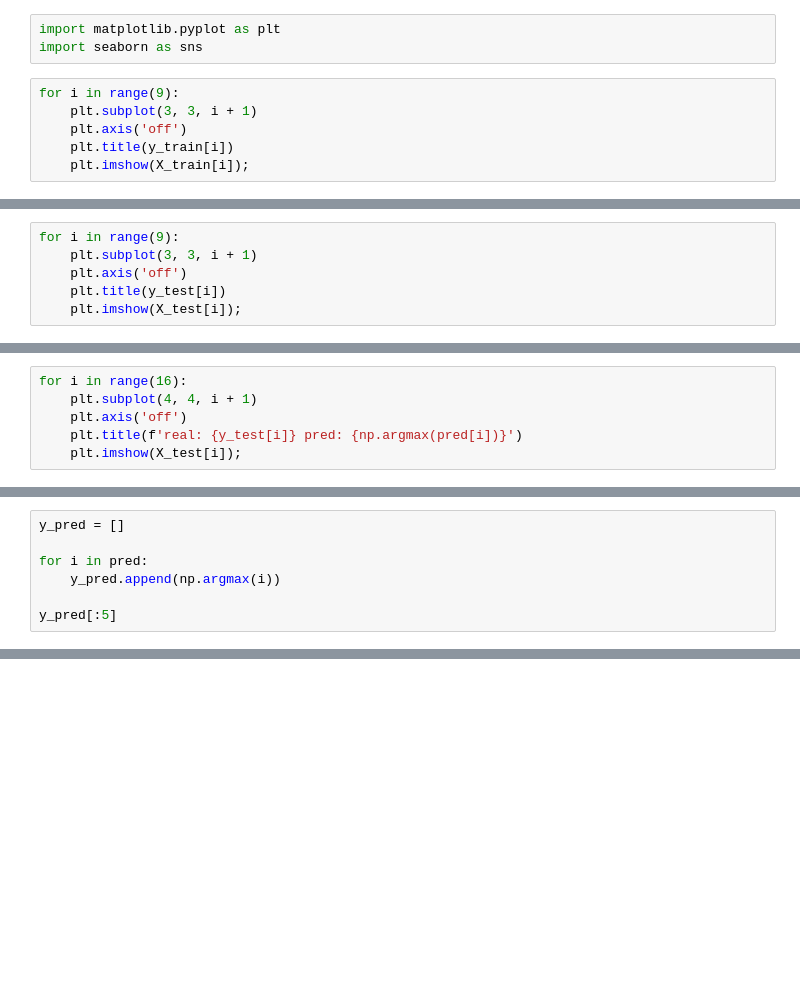
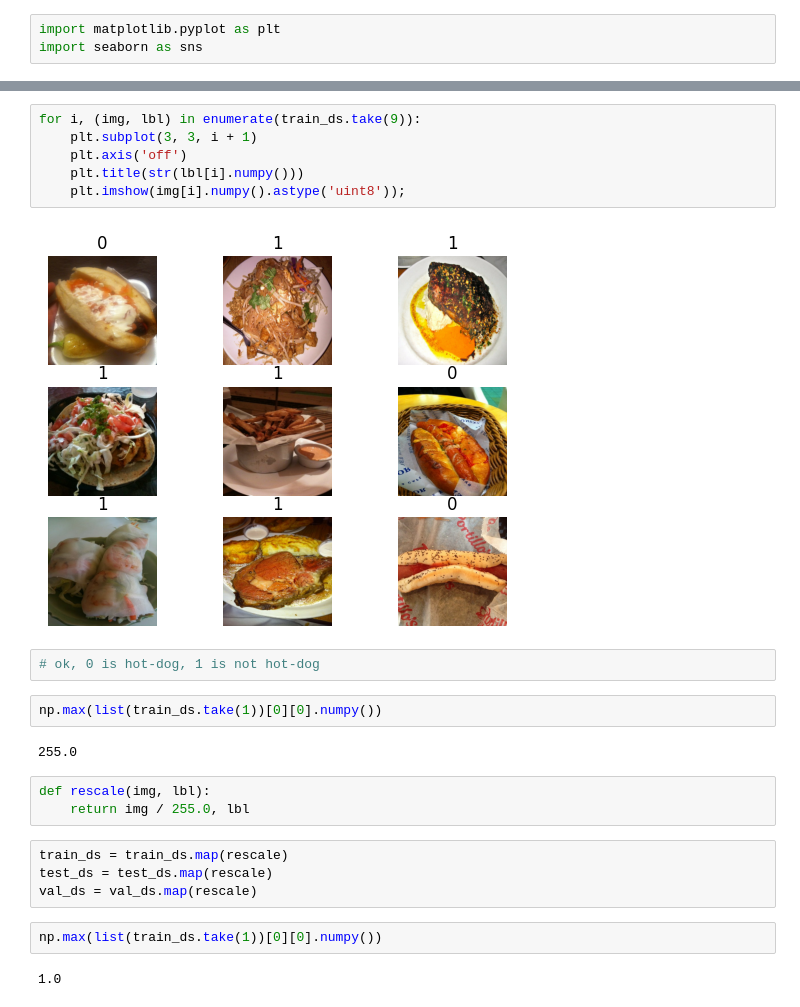
Before and after one commit to Venchislav/SeeFood, a Jupyter notebook: SeeFoodMain.ipynb, the cells around one changed output, grey strips where cells are left out. Drawn from its saved outputs; the diff is of its cells as text; blank space fills up the shorter version.

```diff
--- a/SeeFoodMain.ipynb
+++ b/SeeFoodMain.ipynb
@@ -102,9 +44,3 @@ X_test, y_test = shuffle(X_test, y_test)
 # %%
 import matplotlib.pyplot as plt
 import seaborn as sns
-# %%
-for i in range(9):
-    plt.subplot(3, 3, i + 1)
-    plt.axis('off')
-    plt.title(y_train[i])
-    plt.imshow(X_train[i]);
@@ -113,6 +46,0 @@ for i in range(9):
-# %%
-for i in range(9):
-    plt.subplot(3, 3, i + 1)
-    plt.axis('off')
-    plt.title(y_test[i])
-    plt.imshow(X_test[i]);
@@ -253,6 +46,0 @@ array([[0.13709165, 0.7420866 ],
-# %%
-for i in range(16):
-    plt.subplot(4, 4, i + 1)
-    plt.axis('off')
-    plt.title(f'real: {y_test[i]} pred: {np.argmax(pred[i])}')
-    plt.imshow(X_test[i]);
@@ -261,7 +46,0 @@ for i in range(16):
-# %%
-y_pred = []
-
-for i in pred:
-    y_pred.append(np.argmax(i))
-
-y_pred[:5]
@@ -285,0 +47,25 @@ plt.bar(range(100), y_pred);
+# %%
+for i, (img, lbl) in enumerate(train_ds.take(9)):
+    plt.subplot(3, 3, i + 1)
+    plt.axis('off')
+    plt.title(str(lbl[i].numpy()))
+    plt.imshow(img[i].numpy().astype('uint8'));
+# %% [output]
+[figure, added]
+# %%
+# ok, 0 is hot-dog, 1 is not hot-dog
+# %%
+np.max(list(train_ds.take(1))[0][0].numpy())
+# %% [output]
+255.0
+# %%
+def rescale(img, lbl):
+    return img / 255.0, lbl
+# %%
+train_ds = train_ds.map(rescale)
+test_ds = test_ds.map(rescale)
+val_ds = val_ds.map(rescale)
+# %%
+np.max(list(train_ds.take(1))[0][0].numpy())
+# %% [output]
+1.0
```
Also changed, not shown: parts of 53 cells of this notebook.
